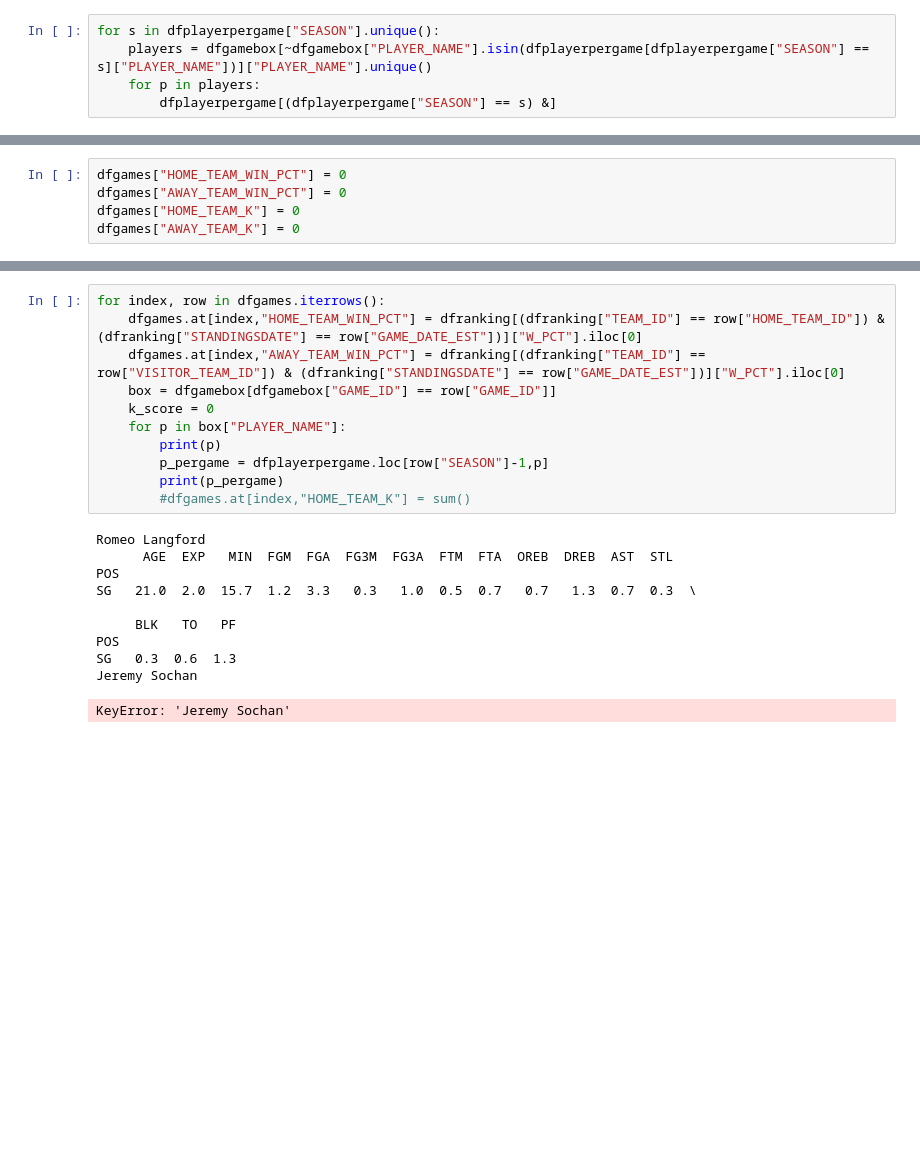
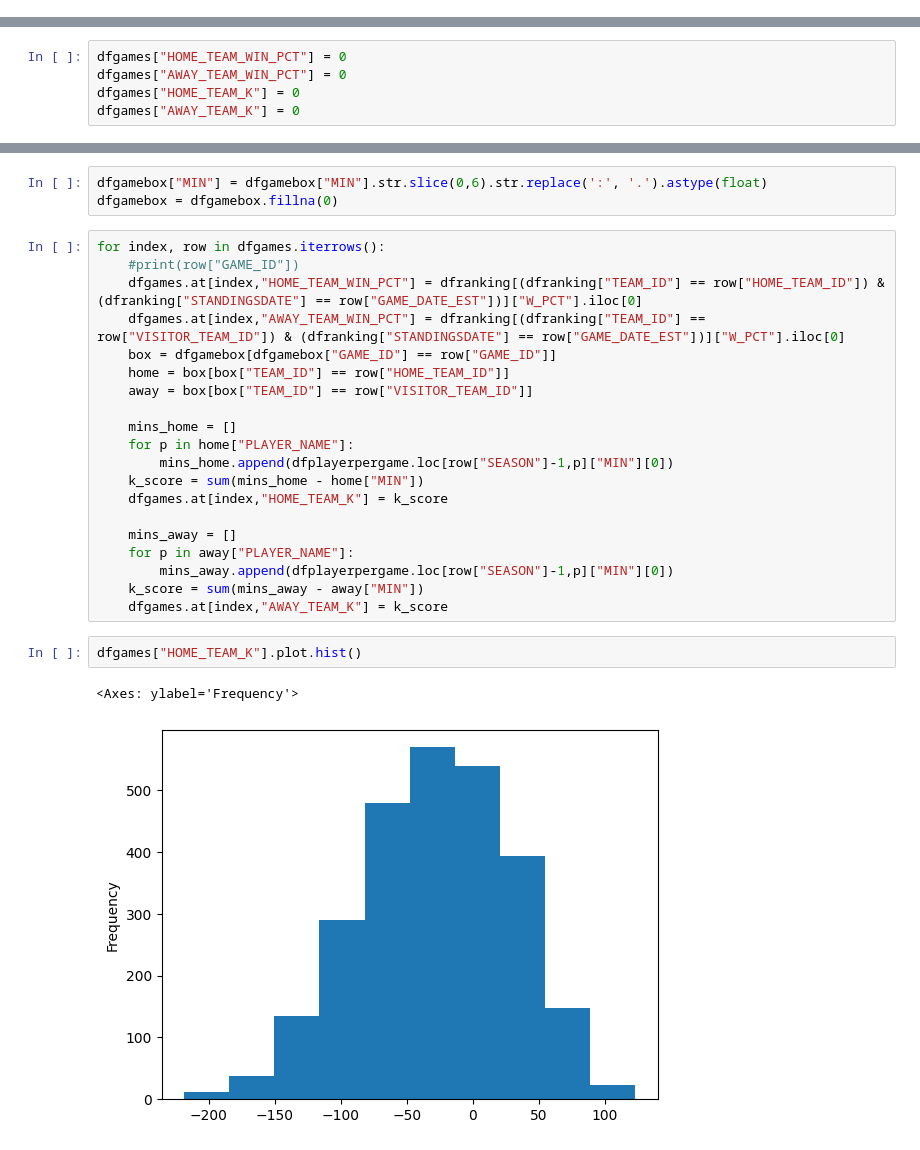
Before and after one commit to Maqerfoo/NBA_predictor, a Jupyter notebook: dataprep.ipynb, the cells around one changed output, grey strips where cells are left out. Drawn from its saved outputs; the diff is of its cells as text; blank space fills up the shorter version.

```diff
--- a/dataprep.ipynb
+++ b/dataprep.ipynb
@@ -152,5 +184,0 @@ len(dfgamebox[~dfgamebox["PLAYER_NAME"].isin(dfplayerpergame["PLAYER_NAME"])]["P
-# %%
-for s in dfplayerpergame["SEASON"].unique():
-    players = dfgamebox[~dfgamebox["PLAYER_NAME"].isin(dfplayerpergame[dfplayerpergame["SEASON"] == s]["PLAYER_NAME"])]["PLAYER_NAME"].unique()
-    for p in players:
-        dfplayerpergame[(dfplayerpergame["SEASON"] == s) &]
@@ -201,22 +242,28 @@ KeyError: 'SEASON'
+# %%
+dfgamebox["MIN"] = dfgamebox["MIN"].str.slice(0,6).str.replace(':', '.').astype(float)
+dfgamebox = dfgamebox.fillna(0)
 # %%
 for index, row in dfgames.iterrows():
+    #print(row["GAME_ID"])
     dfgames.at[index,"HOME_TEAM_WIN_PCT"] = dfranking[(dfranking["TEAM_ID"] == row["HOME_TEAM_ID"]) & (dfranking["STANDINGSDATE"] == row["GAME_DATE_EST"])]["W_PCT"].iloc[0]
     dfgames.at[index,"AWAY_TEAM_WIN_PCT"] = dfranking[(dfranking["TEAM_ID"] == row["VISITOR_TEAM_ID"]) & (dfranking["STANDINGSDATE"] == row["GAME_DATE_EST"])]["W_PCT"].iloc[0]
     box = dfgamebox[dfgamebox["GAME_ID"] == row["GAME_ID"]]
-    k_score = 0
-    for p in box["PLAYER_NAME"]:
-        print(p)
-        p_pergame = dfplayerpergame.loc[row["SEASON"]-1,p]
-        print(p_pergame)
-        #dfgames.at[index,"HOME_TEAM_K"] = sum()
+    home = box[box["TEAM_ID"] == row["HOME_TEAM_ID"]]
+    away = box[box["TEAM_ID"] == row["VISITOR_TEAM_ID"]]
+
+    mins_home = []
+    for p in home["PLAYER_NAME"]:
+        mins_home.append(dfplayerpergame.loc[row["SEASON"]-1,p]["MIN"][0])
+    k_score = sum(mins_home - home["MIN"])
+    dfgames.at[index,"HOME_TEAM_K"] = k_score
+
+    mins_away = []
+    for p in away["PLAYER_NAME"]:
+        mins_away.append(dfplayerpergame.loc[row["SEASON"]-1,p]["MIN"][0])
+    k_score = sum(mins_away - away["MIN"])
+    dfgames.at[index,"AWAY_TEAM_K"] = k_score
-# %% [output]
-Romeo Langford
-      AGE  EXP   MIN  FGM  FGA  FG3M  FG3A  FTM  FTA  OREB  DREB  AST  STL
-POS
-SG   21.0  2.0  15.7  1.2  3.3   0.3   1.0  0.5  0.7   0.7   1.3  0.7  0.3  \
-
-     BLK   TO   PF
-POS
-SG   0.3  0.6  1.3
-Jeremy Sochan
-KeyError: 'Jeremy Sochan'
+# %%
+dfgames["HOME_TEAM_K"].plot.hist()
+# %% [output]
+<Axes: ylabel='Frequency'>
+[figure, added]
```
Also changed, not shown: parts of 34 cells of this notebook.
